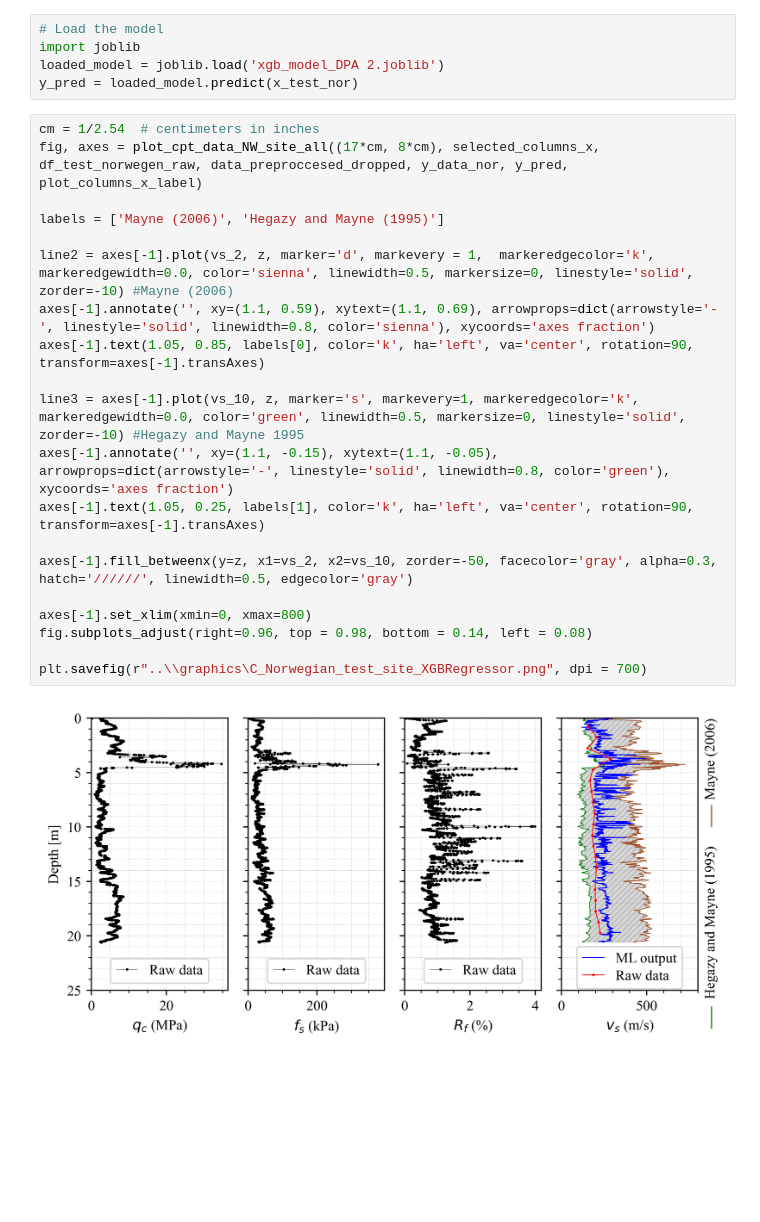
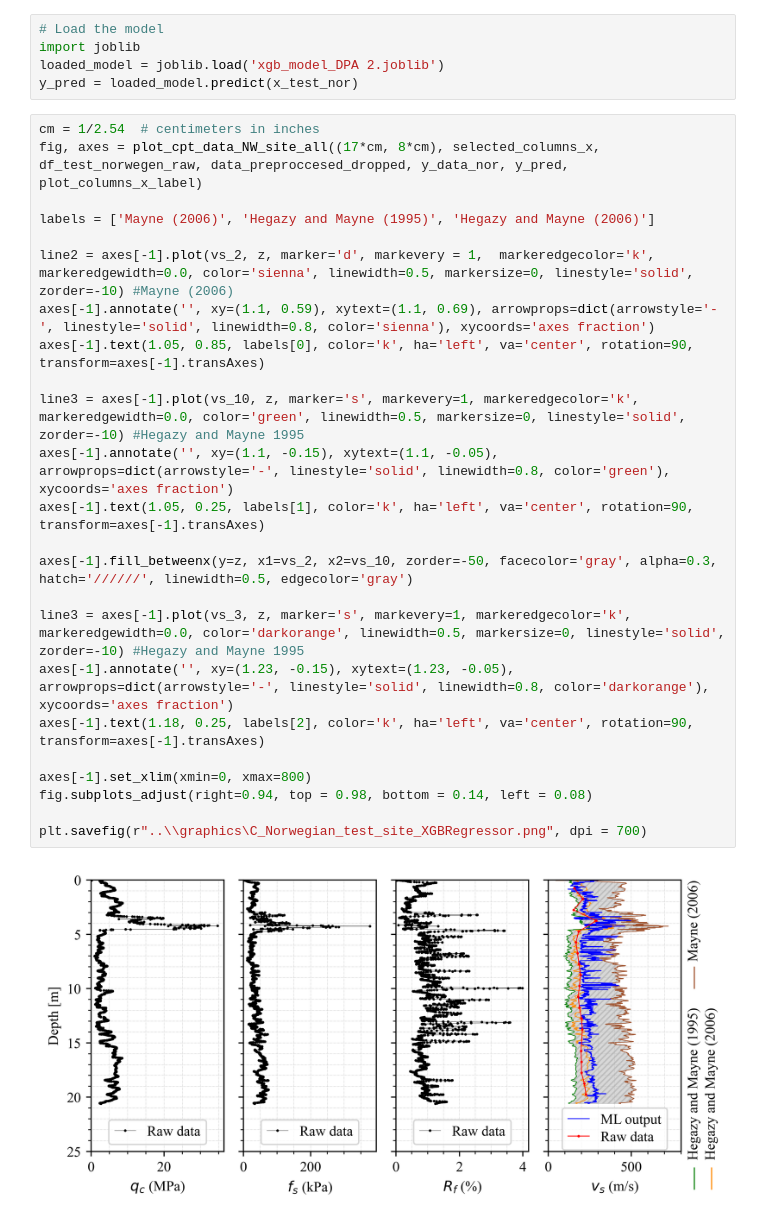
Before and after one commit to harifel/ISC7_DataDrivenSiteCharacterization, a Jupyter notebook: src/20_main_norwegian_testsite_sand.ipynb, the cells around one changed output. Saved outputs shown, nothing was run; the diff lists cells and outputs as text; blank space fills up the shorter version.

```diff
--- a/src/20_main_norwegian_testsite_sand.ipynb
+++ b/src/20_main_norwegian_testsite_sand.ipynb
@@ -81,22 +81,26 @@ y_pred = loaded_model.predict(x_test_nor)
 # %%
 cm = 1/2.54  # centimeters in inches
 fig, axes = plot_cpt_data_NW_site_all((17*cm, 8*cm), selected_columns_x, df_test_norwegen_raw, data_preproccesed_dropped, y_data_nor, y_pred, plot_columns_x_label)
 
-labels = ['Mayne (2006)', 'Hegazy and Mayne (1995)']
+labels = ['Mayne (2006)', 'Hegazy and Mayne (1995)', 'Hegazy and Mayne (2006)']
 
 line2 = axes[-1].plot(vs_2, z, marker='d', markevery = 1,  markeredgecolor='k', markeredgewidth=0.0, color='sienna', linewidth=0.5, markersize=0, linestyle='solid', zorder=-10) #Mayne (2006)
 axes[-1].annotate('', xy=(1.1, 0.59), xytext=(1.1, 0.69), arrowprops=dict(arrowstyle='-', linestyle='solid', linewidth=0.8, color='sienna'), xycoords='axes fraction')
 axes[-1].text(1.05, 0.85, labels[0], color='k', ha='left', va='center', rotation=90, transform=axes[-1].transAxes)
 
 line3 = axes[-1].plot(vs_10, z, marker='s', markevery=1, markeredgecolor='k', markeredgewidth=0.0, color='green', linewidth=0.5, markersize=0, linestyle='solid', zorder=-10) #Hegazy and Mayne 1995
 axes[-1].annotate('', xy=(1.1, -0.15), xytext=(1.1, -0.05), arrowprops=dict(arrowstyle='-', linestyle='solid', linewidth=0.8, color='green'), xycoords='axes fraction')
 axes[-1].text(1.05, 0.25, labels[1], color='k', ha='left', va='center', rotation=90, transform=axes[-1].transAxes)
 
 axes[-1].fill_betweenx(y=z, x1=vs_2, x2=vs_10, zorder=-50, facecolor='gray', alpha=0.3, hatch='//////', linewidth=0.5, edgecolor='gray')
 
+line3 = axes[-1].plot(vs_3, z, marker='s', markevery=1, markeredgecolor='k', markeredgewidth=0.0, color='darkorange', linewidth=0.5, markersize=0, linestyle='solid', zorder=-10) #Hegazy and Mayne 1995
+axes[-1].annotate('', xy=(1.23, -0.15), xytext=(1.23, -0.05), arrowprops=dict(arrowstyle='-', linestyle='solid', linewidth=0.8, color='darkorange'), xycoords='axes fraction')
+axes[-1].text(1.18, 0.25, labels[2], color='k', ha='left', va='center', rotation=90, transform=axes[-1].transAxes)
+
 axes[-1].set_xlim(xmin=0, xmax=800)
-fig.subplots_adjust(right=0.96, top = 0.98, bottom = 0.14, left = 0.08)
+fig.subplots_adjust(right=0.94, top = 0.98, bottom = 0.14, left = 0.08)
 
 plt.savefig(r"..\\graphics\C_Norwegian_test_site_XGBRegressor.png", dpi = 700)
 # %% [output]
-[figure, old version]
+[figure, new version]
```
Also changed, not shown: 1 other file.
